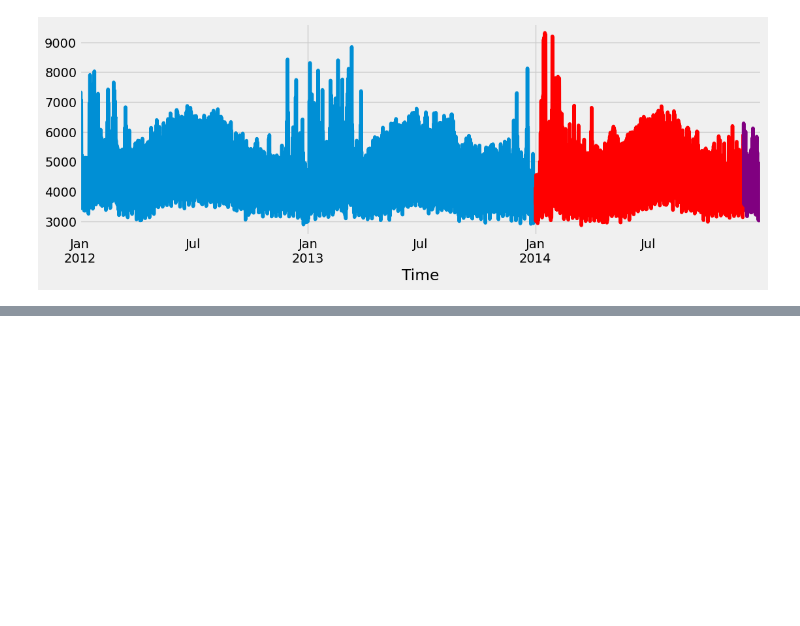
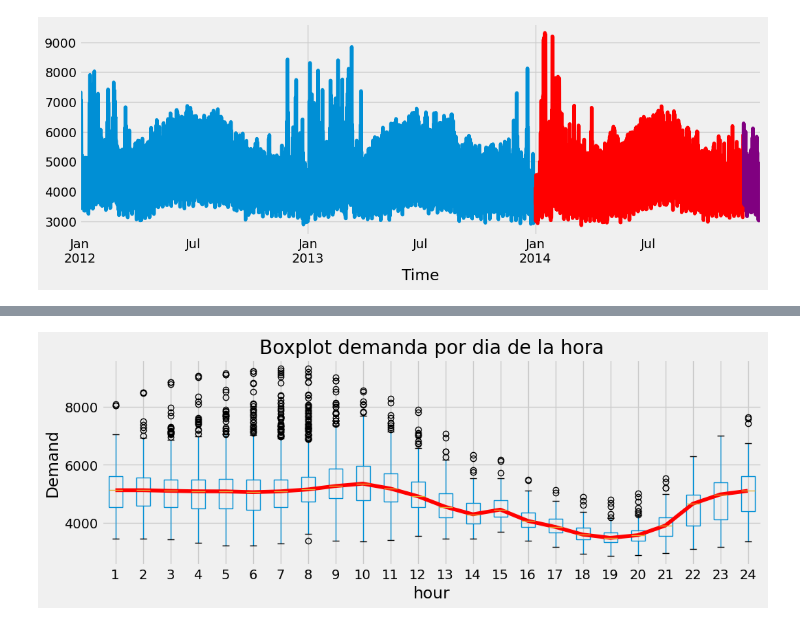
Before and after one commit to LorenzoPorrasDuque/cientifica, a Jupyter notebook: seriesDeTiempo/seriesDeTiempo.ipynb, the cells around one changed output, grey strips where cells are left out. Cells and saved outputs as stored; diff of their text form; code cells hidden in the pictures; blank space fills up the shorter version.

```diff
--- a/seriesDeTiempo/seriesDeTiempo.ipynb
+++ b/seriesDeTiempo/seriesDeTiempo.ipynb
@@ -134,0 +137,12 @@ plt.show()
+# %%
+#Identificar estacionalidad hora
+fig,ax=plt.subplots(figsize=(12,4))
+data['hour']=data.index.hour+1
+data.boxplot(column='Demand',by='hour',ax=ax)
+data.groupby('hour')['Demand'].median().plot(ax=ax,color='red')
+ax.set_ylabel('Demand')
+ax.set_title('Boxplot demanda por dia de la hora')
+fig.suptitle('')
+plt.show()
+# %% [output]
+[figure, added]
```
Also changed, not shown: parts of 16 cells of this notebook, 1 other file.
